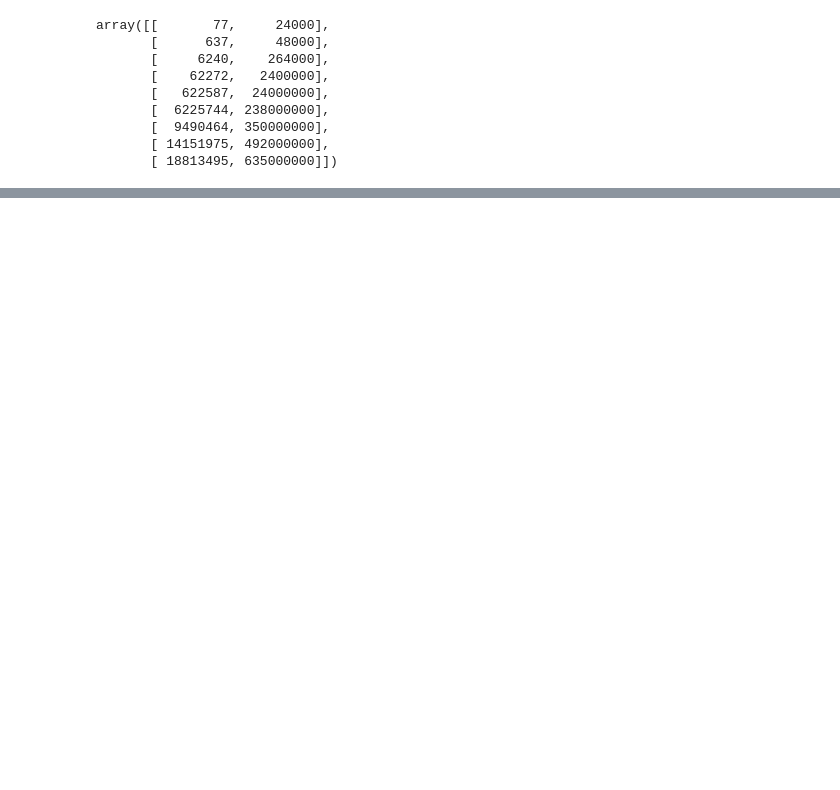
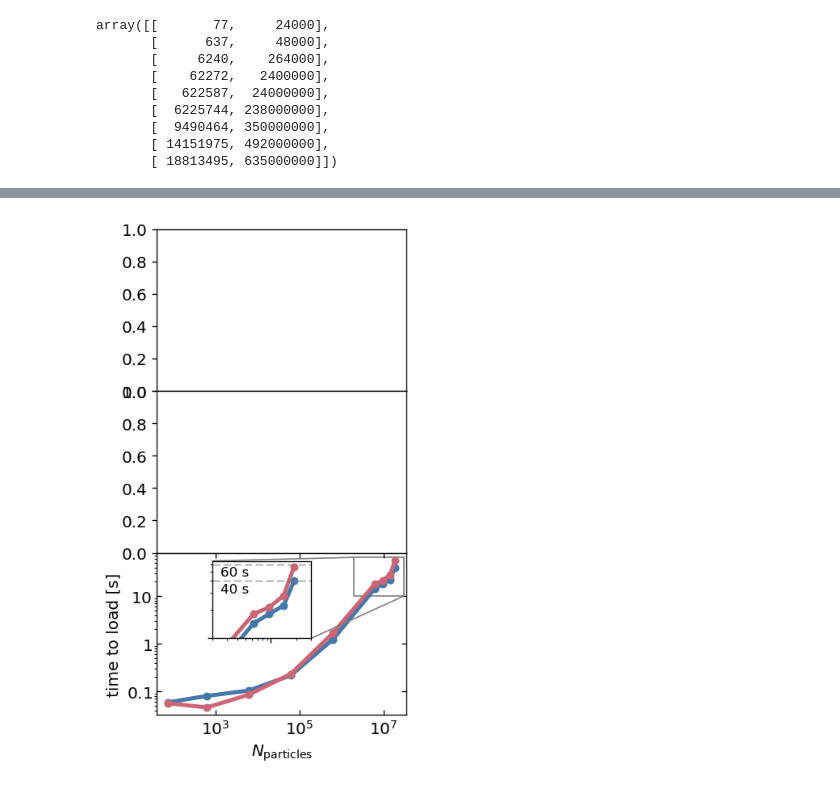
Before and after one commit to ageller/Firefly, a Jupyter notebook: src/firefly/ntbks/performance_testing.ipynb, the cells around one changed output, grey strips where cells are left out. Saved outputs shown, nothing was run; the diff lists cells and outputs as text; code cells hidden in the pictures; blank space fills up the shorter version.

```diff
--- a/src/firefly/ntbks/performance_testing.ipynb
+++ b/src/firefly/ntbks/performance_testing.ipynb
@@ -199,7 +253,31 @@ fig.set_dpi(120)
 # %%
 ax = axs[2]
-ax.plot(ffly_vals[:,0],ffly_vals[:,1],lw=3,c=colors[0])
-ax.plot(json_vals[:,0],json_vals[:,1],lw=3,c=colors[1])
-nameAxes(ax,None,'$N_\mathrm{particles}$','time to load [s]',logflag=(1,0))
+
+
+from mpl_toolkits.axes_grid1.inset_locator import zoomed_inset_axes,mark_inset
+
+axins = zoomed_inset_axes(ax, zoom=2,bbox_to_anchor=(0.15,0.5,0.5,.5),bbox_transform=ax.transAxes)
+axins.plot(ffly_vals[:,0],ffly_vals[:,1],lw=3,c=colors[0],marker='.',markeredgewidth=3)
+axins.plot(json_vals[:,0],json_vals[:,1],lw=3,c=colors[1],marker='.',markeredgewidth=3)
+
+axins.set_xlim(2e6,3e7)
+axins.set_ylim(10,65)
+axins.tick_params(labelleft=False,labelbottom=False)
+nameAxes(axins,None,None,None,logflag=(1,1))
+mark_inset(ax, axins, loc1=2, loc2=4, fc="none", ec="0.5")
+
+ax.plot(ffly_vals[:,0],ffly_vals[:,1],lw=3,c=colors[0],marker='.',markeredgewidth=3)
+ax.plot(json_vals[:,0],json_vals[:,1],lw=3,c=colors[1],marker='.',markeredgewidth=3)
+ax.set_yticks([0,20,40,60])
+nameAxes(ax,None,'$N_\mathrm{particles}$','time to load [s]',logflag=(1,1))
+ax.tick_params(top=True,labeltop=False)
+ax.tick_params(right=True,labelright=False,direction='in')
+axins.axhline(60,ls='--',alpha=0.5,c='gray')
+axins.text(2.5e6,57,'60 s',va='top',fontsize=10)
+axins.axhline(40,ls='--',alpha=0.5,c='gray')
+axins.text(2.5e6,38,'40 s',va='top',fontsize=10)
+fig
+# %% [output]
+[figure, added]
 # %%
 ax = axs[1]
```
Also changed, not shown: parts of 27 cells of this notebook.
